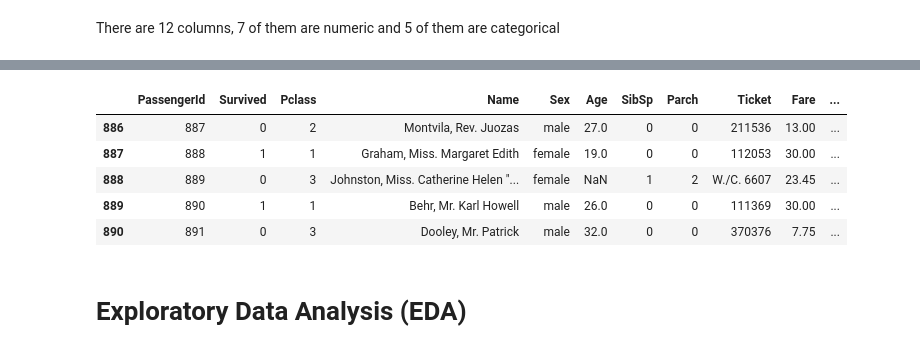
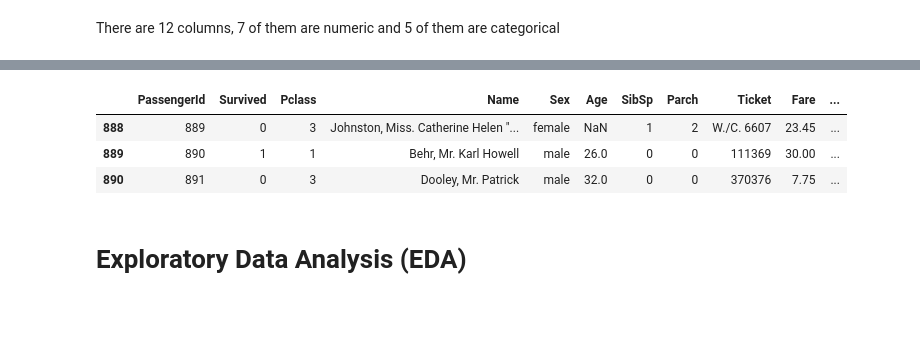
Before and after one commit to emresahinozden/Titanic-Classification, a Jupyter notebook: Titanic.ipynb, the cells around one changed output, grey strips where cells are left out. Cells and saved outputs as stored; diff of their text form; code cells hidden in the pictures; blank space fills up the shorter version.

```diff
--- a/Titanic.ipynb
+++ b/Titanic.ipynb
@@ -70,13 +68,10 @@ data_train.head()
-# %%
-# Let's now have a quick look at the last rows of data
-data_train.tail()
-# %% [output]
-|  | PassengerId | Survived | Pclass | Name | Sex | Age | SibSp | Parch | Ticket | Fare | ... |
-| 886 | 887 | 0 | 2 | Montvila, Rev. Juozas | male | 27.0 | 0 | 0 | 211536 | 13.00 | ... |
-| 887 | 888 | 1 | 1 | Graham, Miss. Margaret Edith | female | 19.0 | 0 | 0 | 112053 | 30.00 | ... |
-| 888 | 889 | 0 | 3 | Johnston, Miss. Catherine Helen "... | female | NaN | 1 | 2 | W./C. 6607 | 23.45 | ... |
-| 889 | 890 | 1 | 1 | Behr, Mr. Karl Howell | male | 26.0 | 0 | 0 | 111369 | 30.00 | ... |
-| 890 | 891 | 0 | 3 | Dooley, Mr. Patrick | male | 32.0 | 0 | 0 | 370376 | 7.75 | ... |
+# %%
+data_train.tail(3)
+# %% [output]
+|  | PassengerId | Survived | Pclass | Name | Sex | Age | SibSp | Parch | Ticket | Fare | ... |
+| 888 | 889 | 0 | 3 | Johnston, Miss. Catherine Helen "... | female | NaN | 1 | 2 | W./C. 6607 | 23.45 | ... |
+| 889 | 890 | 1 | 1 | Behr, Mr. Karl Howell | male | 26.0 | 0 | 0 | 111369 | 30.00 | ... |
+| 890 | 891 | 0 | 3 | Dooley, Mr. Patrick | male | 32.0 | 0 | 0 | 370376 | 7.75 | ... |
 # %% [markdown]
 # Exploratory Data Analysis (EDA)
 # %% [markdown]
```
Also changed, not shown: parts of 20 cells of this notebook.
